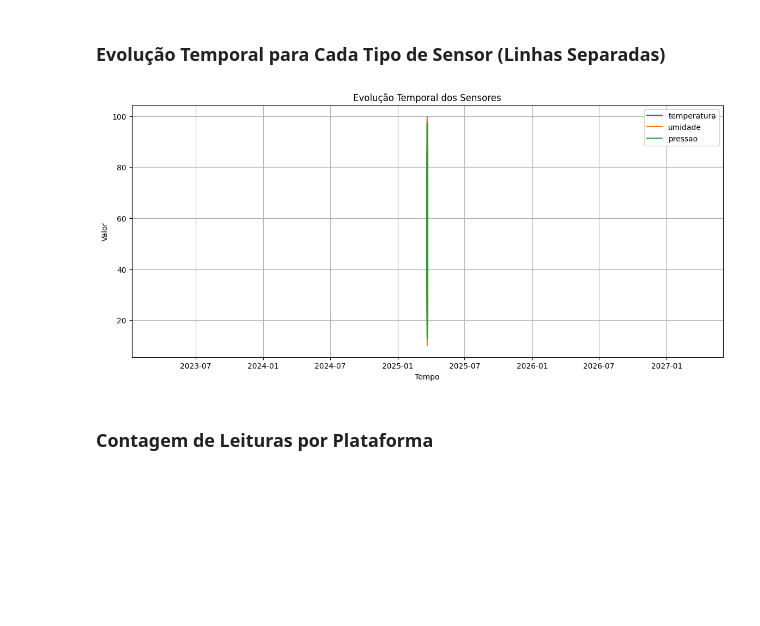
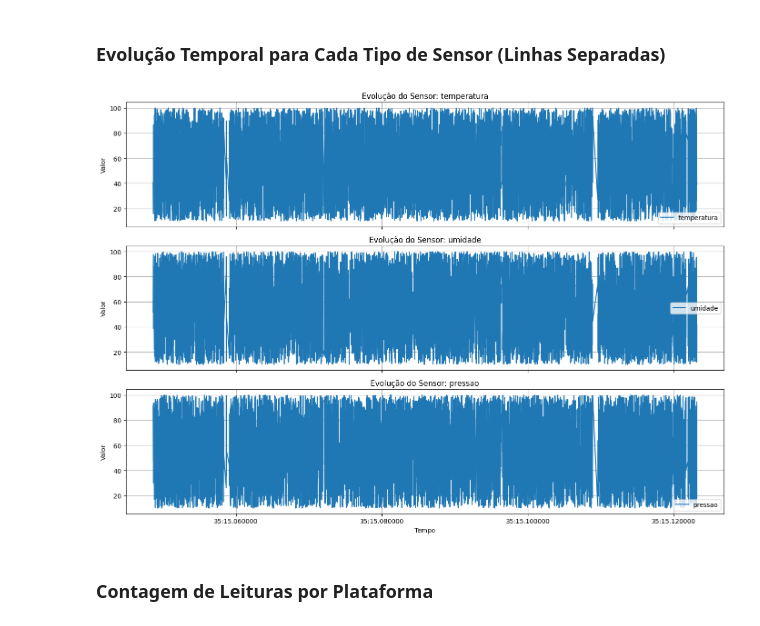
Before and after one commit to Adrianogvs/projeto-nosql-iot, a Jupyter notebook: notebooks/exploracao_inicial.ipynb, the cells around one changed output. Drawn from its saved outputs; the diff is of its cells as text; code cells hidden in the pictures; blank space fills up the shorter version.

```diff
--- a/notebooks/exploracao_inicial.ipynb
+++ b/notebooks/exploracao_inicial.ipynb
@@ -101,21 +101,26 @@ plt.show()
 # %% [markdown]
 ### Evolução Temporal para Cada Tipo de Sensor (Linhas Separadas)
-# %%
-df['timestamp'] = pd.to_datetime(df['timestamp'])
-
-plt.figure(figsize=(14, 6))
-for sensor in df['tipo_sensor'].unique():
-    dados_sensor = df[df['tipo_sensor'] == sensor]
-    plt.plot(dados_sensor['timestamp'], dados_sensor['valor'], label=sensor)
-
-plt.title('Evolução Temporal dos Sensores')
-plt.xlabel('Tempo')
-plt.ylabel('Valor')
-plt.legend()
-plt.grid(True)
-plt.show()
-# %% [output]
-[figure, removed]
+# %%
+import matplotlib.pyplot as plt
+
+df['timestamp'] = pd.to_datetime(df['timestamp'])
+sensores = df['tipo_sensor'].unique()
+
+fig, axs = plt.subplots(len(sensores), 1, figsize=(14, 10), sharex=True)
+
+for i, sensor in enumerate(sensores):
+    dados_sensor = df[df['tipo_sensor'] == sensor]
+    axs[i].plot(dados_sensor['timestamp'], dados_sensor['valor'], label=sensor)
+    axs[i].set_title(f'Evolução do Sensor: {sensor}')
+    axs[i].set_ylabel('Valor')
+    axs[i].grid(True)
+    axs[i].legend()
+
+plt.xlabel('Tempo')
+plt.tight_layout()
+plt.show()
+# %% [output]
+[figure, added]
 # %% [markdown]
 ### Contagem de Leituras por Plataforma
 # %%
```
Also changed, not shown: parts of 9 cells of this notebook, 7 other files.
